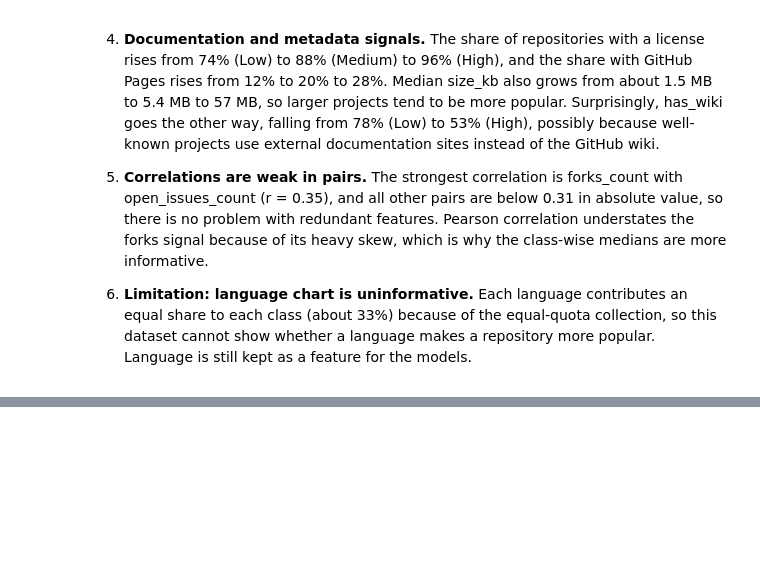
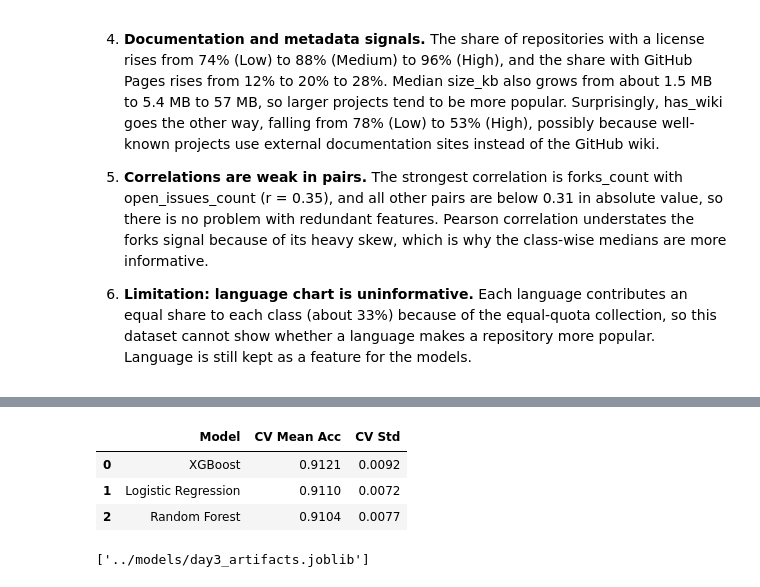
Before and after one commit to anu-xo/StarGazerAI, a Jupyter notebook: nootbooks/starsight.ipynb, the cells around one changed output, grey strips where cells are left out. Saved outputs shown, nothing was run; the diff lists cells and outputs as text; code cells hidden in the pictures; blank space fills up the shorter version.

```diff
--- a/nootbooks/starsight.ipynb
+++ b/nootbooks/starsight.ipynb
@@ -288,0 +315,5 @@ skew forks_count: 7.59
+# %%
+from sklearn.preprocessing import LabelEncoder
+le = LabelEncoder()
+y_enc = le.fit_transform(y)
+print(dict(zip(le.classes_, le.transform(le.classes_))))
@@ -288,0 +322,4 @@ skew forks_count: 7.59
+# %%
+from sklearn.model_selection import train_test_split
+X_train, X_test, y_train, y_test = train_test_split(
+    X, y_enc, test_size=0.2, stratify=y_enc, random_state=42)
@@ -288,0 +345,26 @@ skew forks_count: 7.59
+# %%
+from sklearn.linear_model import LogisticRegression
+from sklearn.ensemble import RandomForestClassifier
+from xgboost import XGBClassifier
+
+models = {
+  "Logistic Regression": Pipeline([("prep", prep_lr),
+        ("clf", LogisticRegression(max_iter=1000))]),
+  "Random Forest": Pipeline([("prep", prep_tree),
+        ("clf", RandomForestClassifier(n_estimators=200, random_state=42, n_jobs=-1))]),
+  "XGBoost": Pipeline([("prep", prep_tree),
+        ("clf", XGBClassifier(n_estimators=200, max_depth=5, learning_rate=0.1,
+                              eval_metric="mlogloss", random_state=42, n_jobs=-1))]),
+}
+# %%
+from sklearn.model_selection import StratifiedKFold, cross_val_score
+skf = StratifiedKFold(n_splits=5, shuffle=True, random_state=42)
+
+rows = []
+for name, pipe in models.items():
+    scores = cross_val_score(pipe, X_train, y_train, cv=skf, scoring="accuracy")
+    rows.append({"Model": name, "CV Mean Acc": scores.mean(), "CV Std": scores.std()})
+    print(name, scores.round(3))
+
+results = pd.DataFrame(rows).sort_values("CV Mean Acc", ascending=False)
+print(results.to_string(index=False))
@@ -288,0 +381,21 @@ skew forks_count: 7.59
+# %%
+results = pd.DataFrame(rows).sort_values("CV Mean Acc", ascending=False)
+results["CV Mean Acc"] = results["CV Mean Acc"].round(4)
+results["CV Std"] = results["CV Std"].round(4)
+results.reset_index(drop=True, inplace=True)
+results
+# %% [output]
+|  | Model | CV Mean Acc | CV Std |
+| 0 | XGBoost | 0.9121 | 0.0092 |
+| 1 | Logistic Regression | 0.9110 | 0.0072 |
+| 2 | Random Forest | 0.9104 | 0.0077 |
+# %%
+import os
+os.makedirs("../results", exist_ok=True)   # use "results" if your notebook is in the project root
+results.to_csv("../results/cv_comparison.csv", index=False)
+
+import joblib
+joblib.dump({"trained": trained, "le": le, "X_test": X_test, "y_test": y_test},
+            "../models/day3_artifacts.joblib")
+# %% [output]
+['../models/day3_artifacts.joblib']
```
Also changed, not shown: parts of 9 cells of this notebook, 4 other files.
